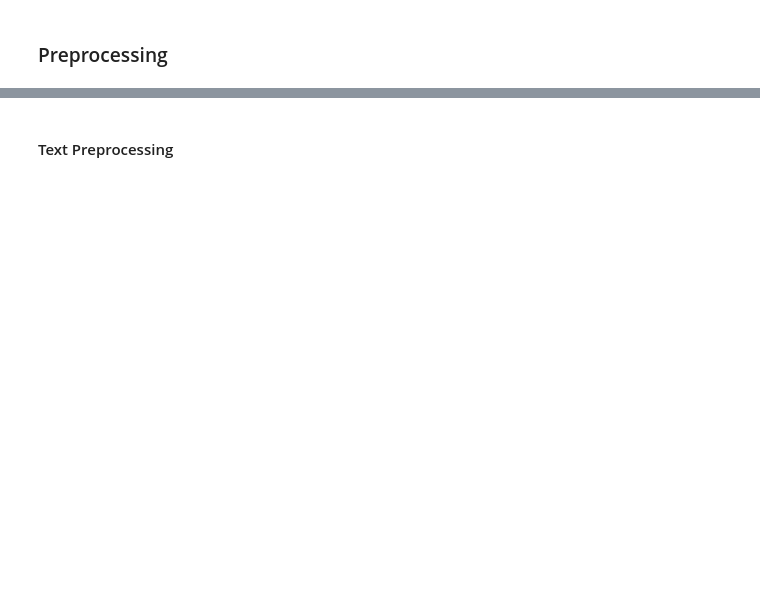
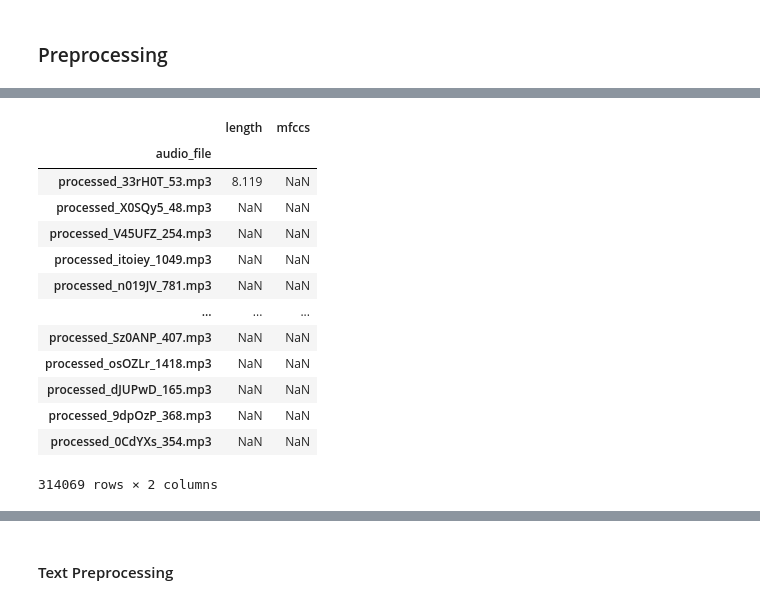
Before and after one commit to maryamabdallahmohamed/Zeroshot_TTS, a Jupyter notebook: Audio_Preprocessing.ipynb, the cells around one changed output, grey strips where cells are left out. Cells and saved outputs as stored; diff of their text form; code cells hidden in the pictures; blank space fills up the shorter version.

```diff
--- a/Audio_Preprocessing.ipynb
+++ b/Audio_Preprocessing.ipynb
@@ -154,0 +217,17 @@ df.to_csv("Preprocessed_df.csv")
+# %%
+new_df
+# %% [output]
+|  | length | mfccs |
+| audio_file |  |  |
+| processed_33rH0T_53.mp3 | 8.119 | NaN |
+| processed_X0SQy5_48.mp3 | NaN | NaN |
+| processed_V45UFZ_254.mp3 | NaN | NaN |
+| processed_itoiey_1049.mp3 | NaN | NaN |
+| processed_n019JV_781.mp3 | NaN | NaN |
+| ... | ... | ... |
+| processed_Sz0ANP_407.mp3 | NaN | NaN |
+| processed_osOZLr_1418.mp3 | NaN | NaN |
+| processed_dJUPwD_165.mp3 | NaN | NaN |
+| processed_9dpOzP_368.mp3 | NaN | NaN |
+| processed_0CdYXs_354.mp3 | NaN | NaN |
+314069 rows × 2 columns
```
Also changed, not shown: parts of 28 cells of this notebook, 9 other files.
